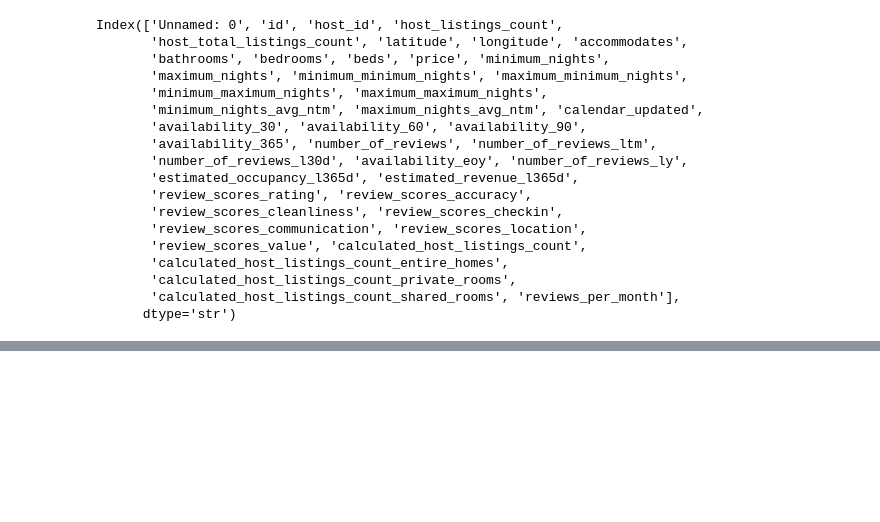
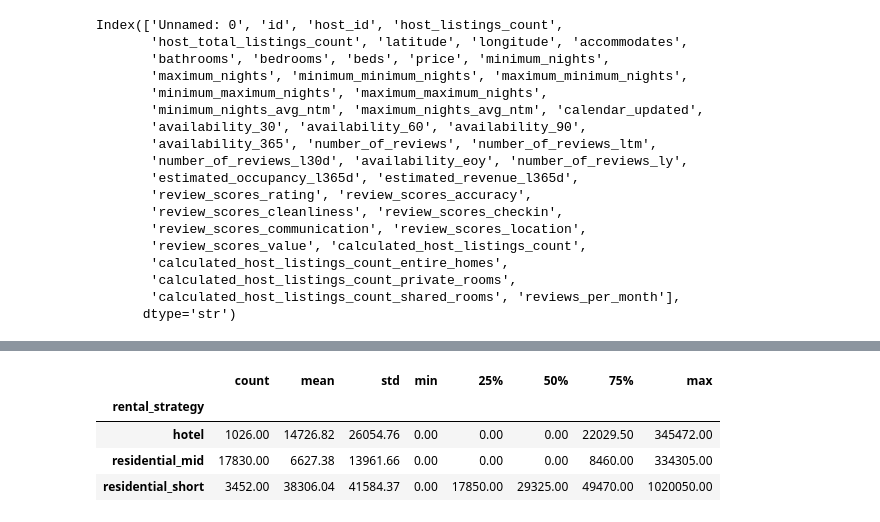
Before and after one commit to motimit/second_project, a Jupyter notebook: Chanhui_EDA/chanhui_eda_1.ipynb, the cells around one changed output, grey strips where cells are left out. Cells and saved outputs as stored; diff of their text form; code cells hidden in the pictures; blank space fills up the shorter version.

```diff
--- a/Chanhui_EDA/chanhui_eda_1.ipynb
+++ b/Chanhui_EDA/chanhui_eda_1.ipynb
@@ -533,0 +683,9 @@ Index(['Unnamed: 0', 'id', 'host_id', 'host_listings_count',
+# %%
+df.groupby('rental_strategy')['estimated_revenue_l365d'].describe()
+#0인 애들은 뭐지;?
+# %% [output]
+|  | count | mean | std | min | 25% | 50% | 75% | max |
+| rental_strategy |  |  |  |  |  |  |  |  |
+| hotel | 1026.00 | 14726.82 | 26054.76 | 0.00 | 0.00 | 0.00 | 22029.50 | 345472.00 |
+| residential_mid | 17830.00 | 6627.38 | 13961.66 | 0.00 | 0.00 | 0.00 | 8460.00 | 334305.00 |
+| residential_short | 3452.00 | 38306.04 | 41584.37 | 0.00 | 17850.00 | 29325.00 | 49470.00 | 1020050.00 |
```
Also changed, not shown: parts of 24 cells of this notebook.
